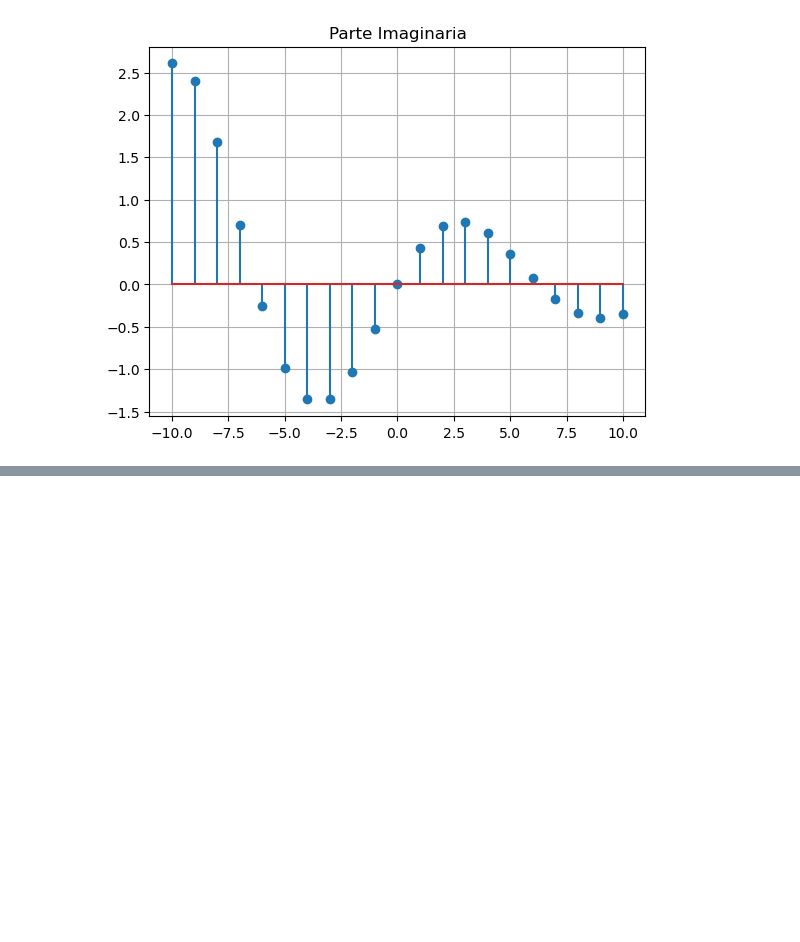
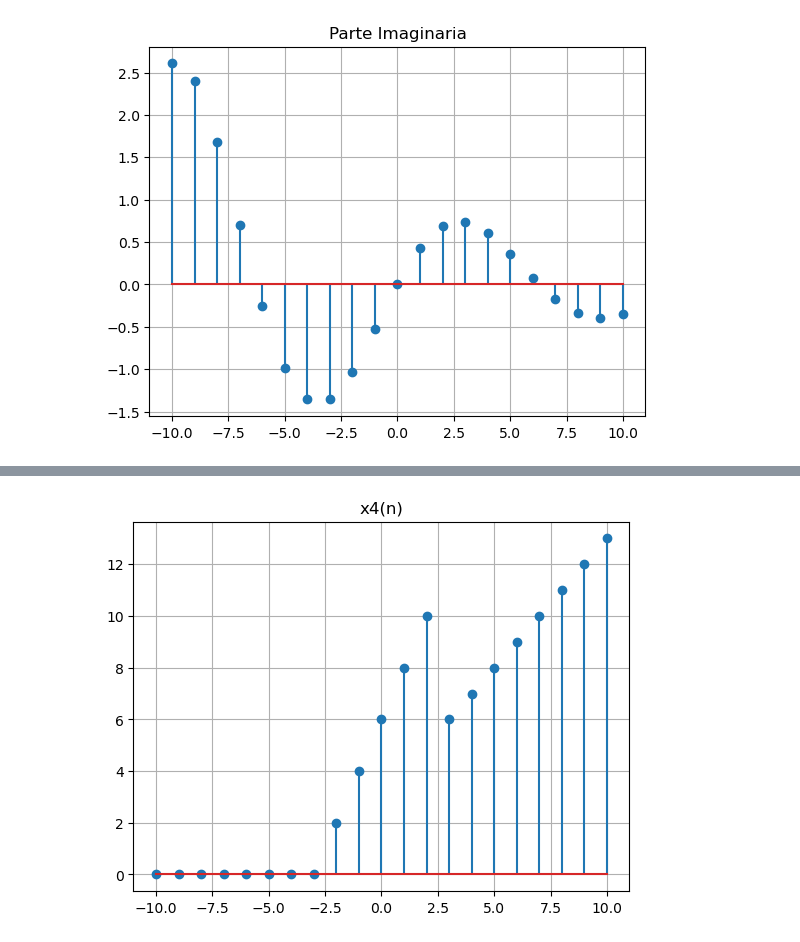
Before and after one commit to loaiza10/Laboratorio-de-biosenales, a Jupyter notebook: Practica#2_ELS_JEHC/Practica2_ELS_JEHC.ipynb, the cells around one changed output, grey strips where cells are left out. Saved outputs shown, nothing was run; the diff lists cells and outputs as text; code cells hidden in the pictures; blank space fills up the shorter version.

```diff
--- a/Practica#2_ELS_JEHC/Practica2_ELS_JEHC.ipynb
+++ b/Practica#2_ELS_JEHC/Practica2_ELS_JEHC.ipynb
@@ -93,0 +150,22 @@ plt.show()
+# %%
+# Intervalo pedido
+n = np.arange(-10, 11)
+
+# Escalón
+def u(n, n0):
+    return np.where(n >= n0, 1, 0)
+
+# Rampa
+def r(n, n0):
+    return (n - n0) * u(n, n0)
+
+# Señal
+x4 = 2*r(n, -3) - r(n, 2) - 5*u(n, 3)
+
+# Gráfica
+plt.stem(n, x4)
+plt.title("x4(n)")
+plt.grid()
+plt.show()
+# %% [output]
+[figure, added]
```
Also changed, not shown: parts of 7 cells of this notebook.
